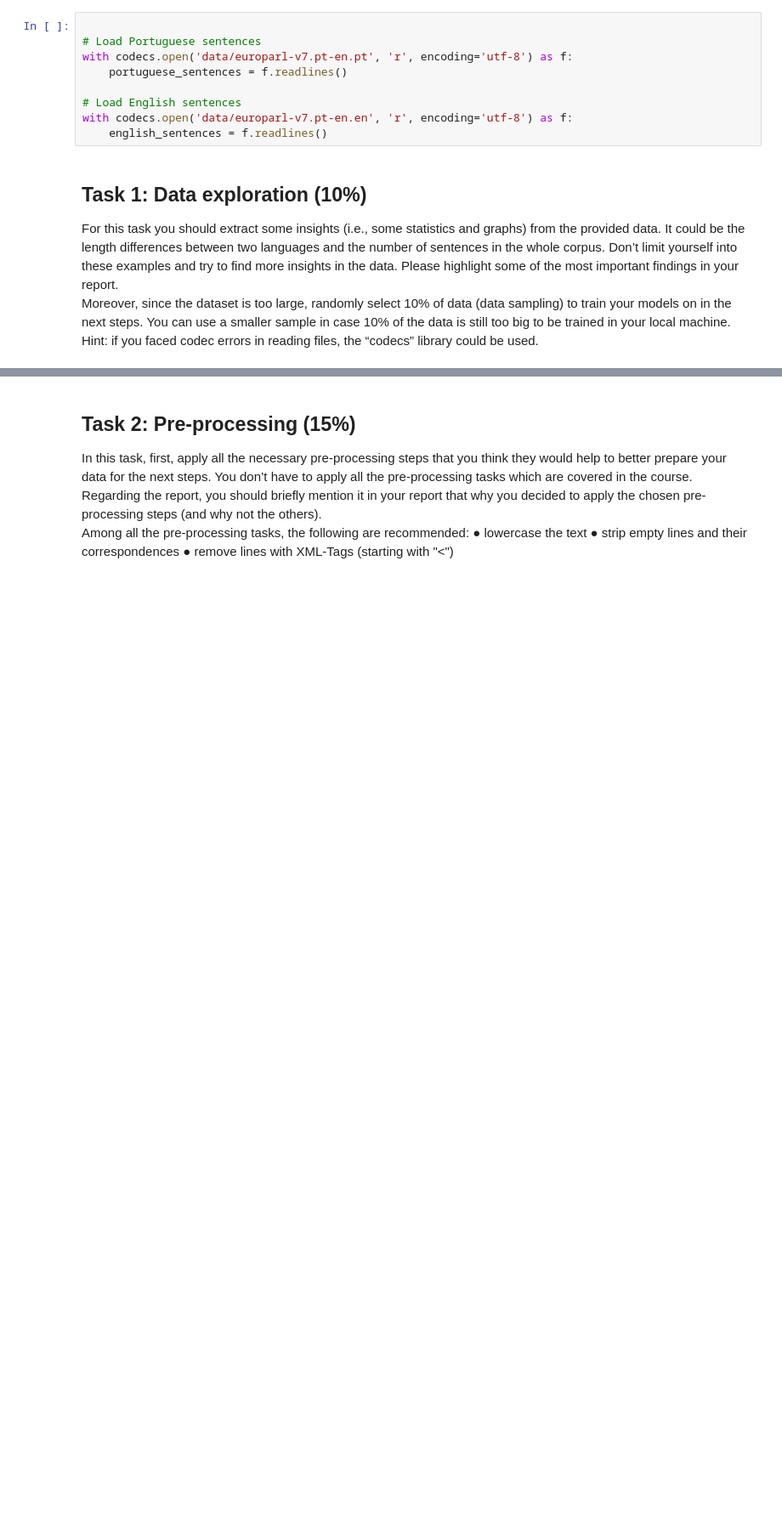
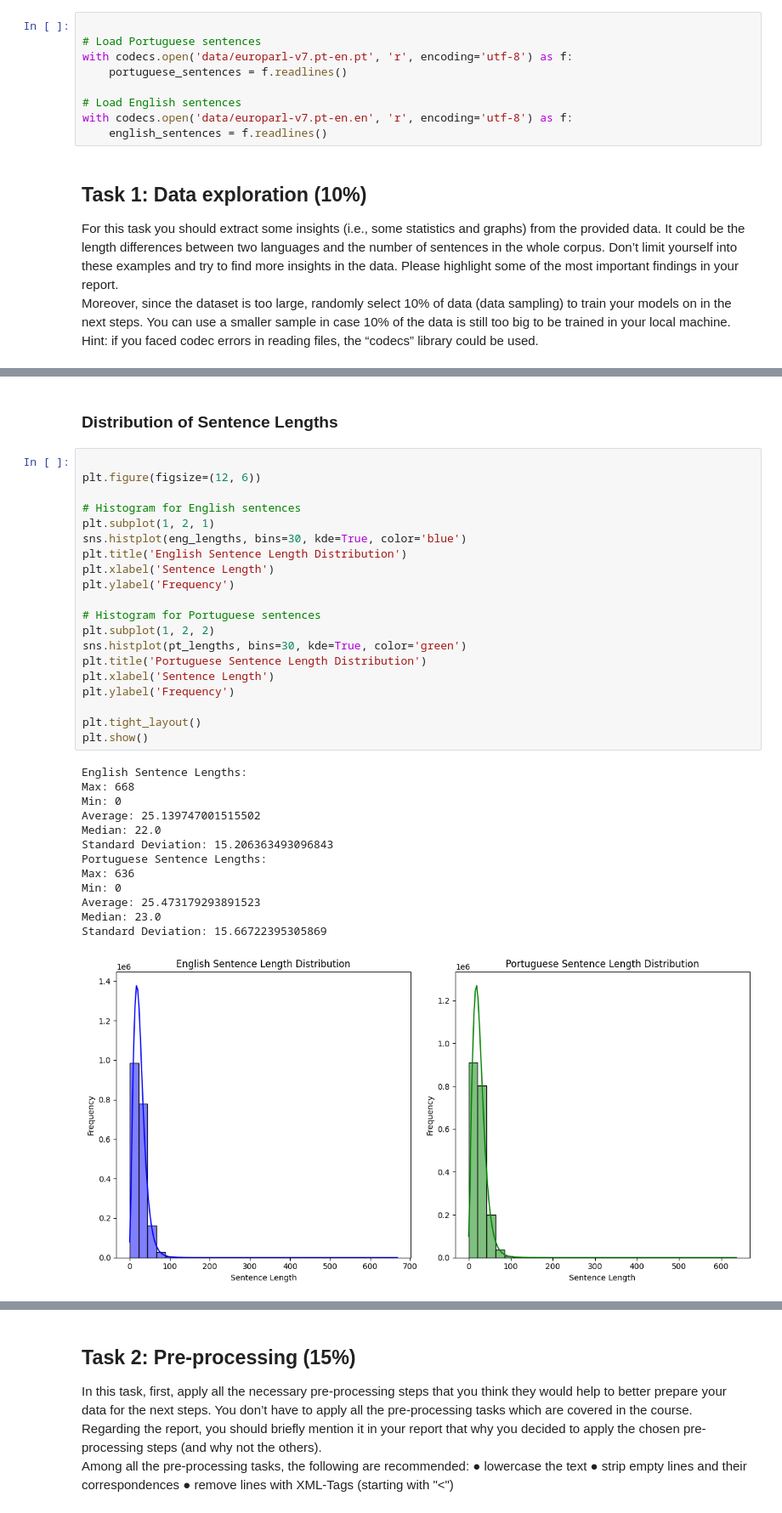
Before and after one commit to marleenlki/NLP_Project2_6_Marleen_Lukei, a Jupyter notebook: Project 2_6.ipynb, the cells around one changed output, grey strips where cells are left out. Shown at 85% size. Drawn from its saved outputs; the diff is of its cells as text; blank space fills up the shorter version.

```diff
--- a/Project 2_6.ipynb
+++ b/Project 2_6.ipynb
@@ -55,0 +131,36 @@ plt.show()
+# %% [markdown]
+### Distribution of Sentence Lengths
+# %%
+
+plt.figure(figsize=(12, 6))
+
+# Histogram for English sentences
+plt.subplot(1, 2, 1)
+sns.histplot(eng_lengths, bins=30, kde=True, color='blue')
+plt.title('English Sentence Length Distribution')
+plt.xlabel('Sentence Length')
+plt.ylabel('Frequency')
+
+# Histogram for Portuguese sentences
+plt.subplot(1, 2, 2)
+sns.histplot(pt_lengths, bins=30, kde=True, color='green')
+plt.title('Portuguese Sentence Length Distribution')
+plt.xlabel('Sentence Length')
+plt.ylabel('Frequency')
+
+plt.tight_layout()
+plt.show()
+# %% [output]
+English Sentence Lengths:
+Max: 668
+Min: 0
+Average: 25.139747001515502
+Median: 22.0
+Standard Deviation: 15.206363493096843
+Portuguese Sentence Lengths:
+Max: 636
+Min: 0
+Average: 25.473179293891523
+Median: 23.0
+Standard Deviation: 15.66722395305869
+[figure, added]
```
Also changed, not shown: parts of 67 cells of this notebook, 27 other files.
